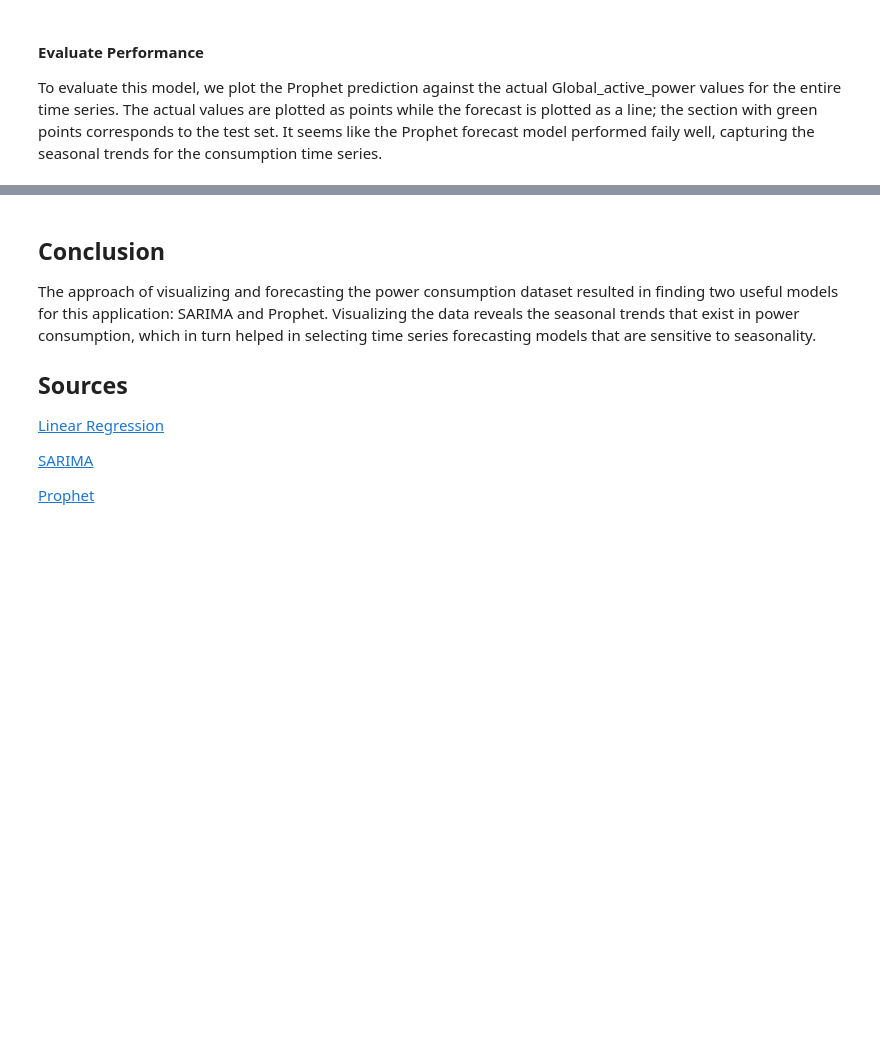
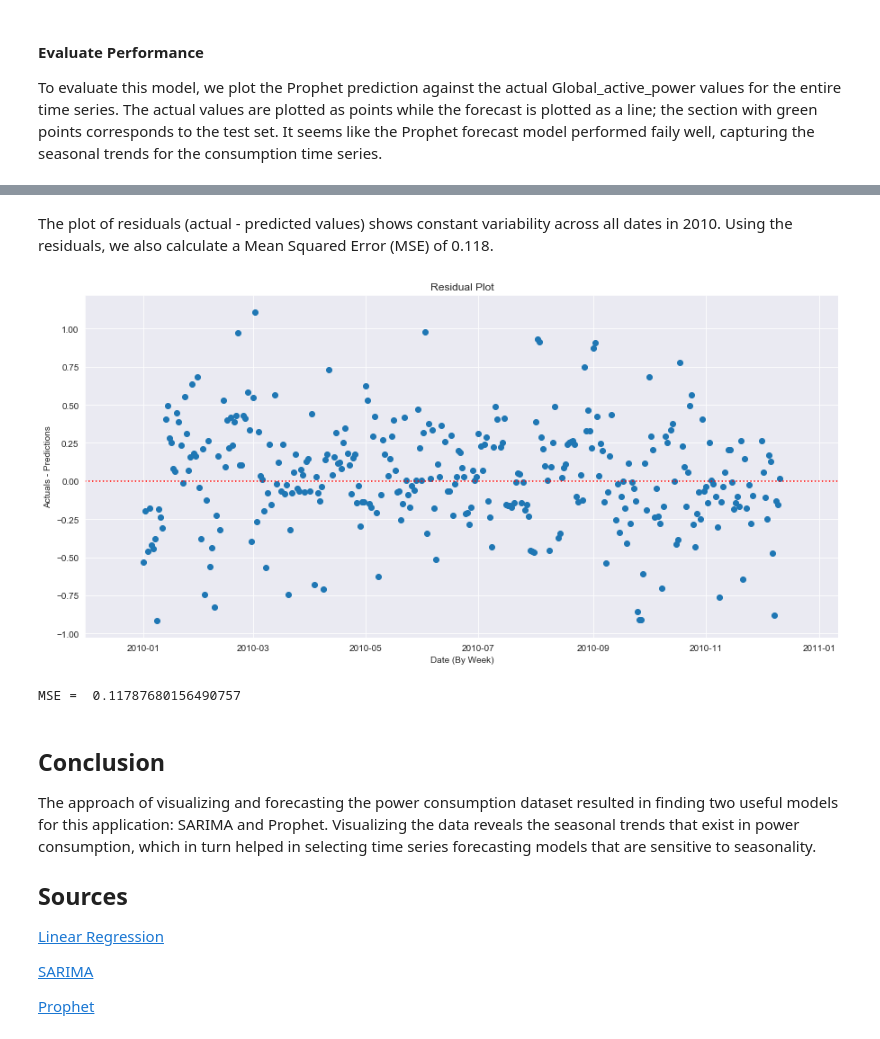
Before and after one commit to mkivenson/Household-Power-Consumption, a Jupyter notebook: Energy_Analysis.ipynb, the cells around one changed output, grey strips where cells are left out. Drawn from its saved outputs; the diff is of its cells as text; code cells hidden in the pictures; blank space fills up the shorter version.

```diff
--- a/Energy_Analysis.ipynb
+++ b/Energy_Analysis.ipynb
@@ -530,0 +573,9 @@ plt.show()
+# %%
+#merge on Date_Time
+res2 = pd.merge(test_2,
+               forecast[['ds','yhat']],
+               how='left',
+               on='ds')
+res2.columns = ['Date_Time','actual','predictions']
+res2.insert(3, 'residuals', res2['actual'] - res2['predictions']) #residuals
+res2.head()
@@ -531,3 +590,23 @@ plt.show()
+# %% [markdown]
+The plot of residuals (actual - predicted values) shows constant variability across all dates in 2010. Using the residuals, we also calculate a Mean Squared Error (MSE) of 0.118.
+# %%
+fig = plt.gcf()
+fig.set_size_inches(15, 7)
+
+#plot of residuals
+plt.scatter(res2['Date_Time'],(res2['residuals']))
+plt.title('Residual Plot')
+plt.xlabel('Date (By Week)')
+plt.ylabel('Actuals - Predictions')
+plt.axhline(y=0, color='r', linestyle=':')
+
+plt.show()
+
+#MSE
+print("MSE = ", np.mean(res2['residuals']**2)) #MSE
+# %% [output]
+[figure, added]
+MSE =  0.11787680156490757
 # %% [markdown]
 ## Conclusion
 
```
Also changed, not shown: parts of 10 cells of this notebook.
